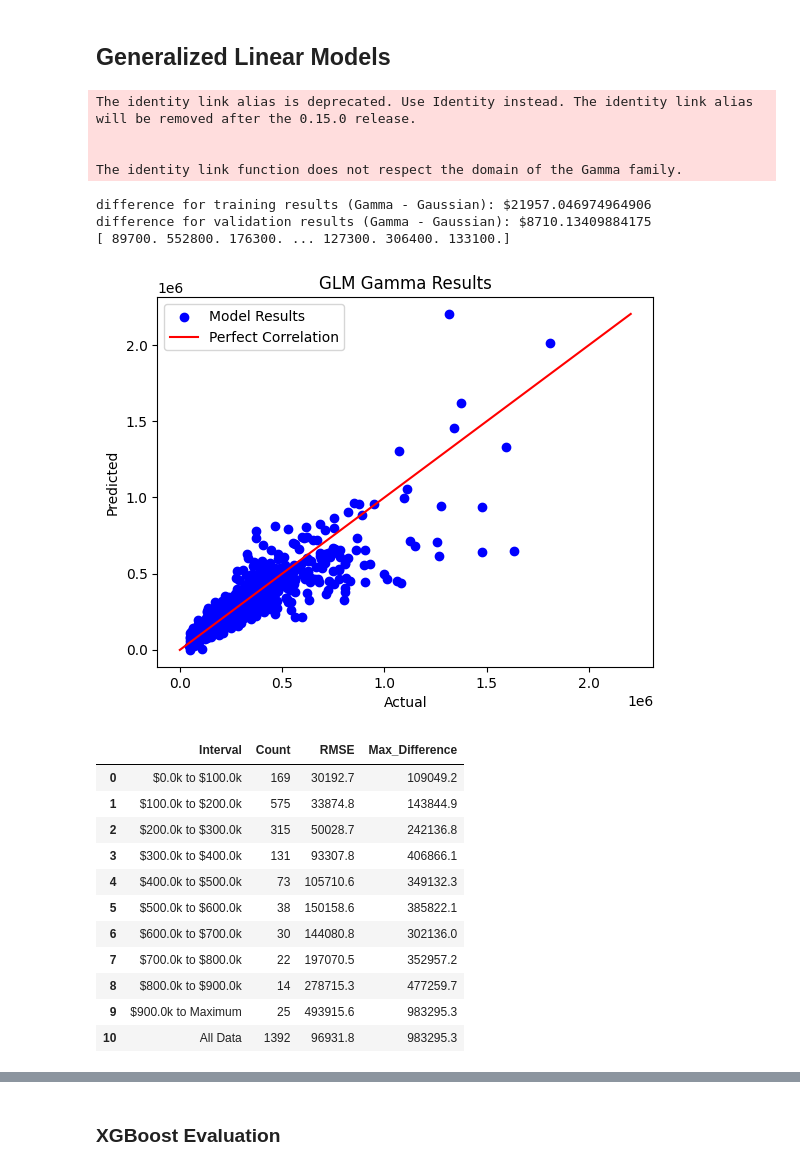
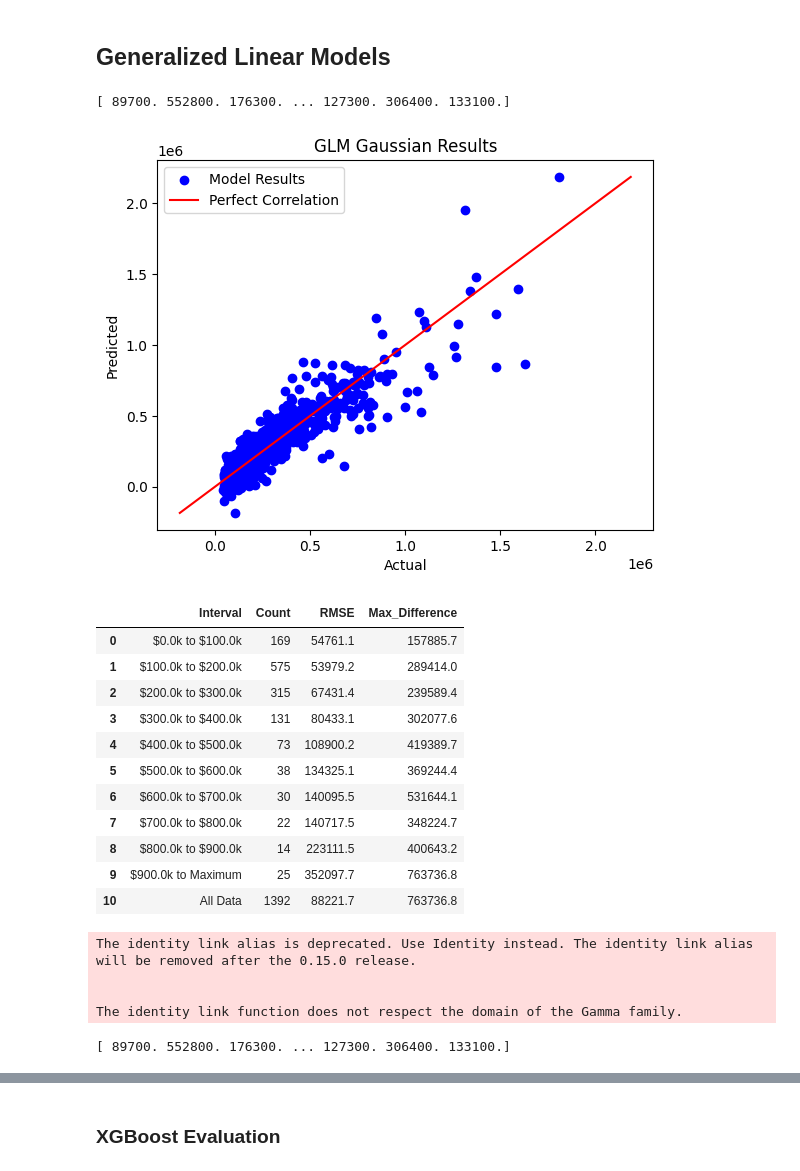
Before and after one commit to kdevoe/aai-500-final-group-4, a Jupyter notebook: StatsFinalProject.ipynb, the cells around one changed output, grey strips where cells are left out. Drawn from its saved outputs; the diff is of its cells as text; code cells hidden in the pictures.

```diff
--- a/StatsFinalProject.ipynb
+++ b/StatsFinalProject.ipynb
@@ -423,55 +413,50 @@ Validation results:
 # Instantiate a Gaussian family model with the default link function.
 # Testing test set
 glm_gaus = sm.GLM(train_y.values, train_X_min_max, family=sm.families.Gaussian())
 res_gaus = glm_gaus.fit()
 predict_glm_train = res_gaus.predict()
 MSE = mean_squared_error(train_y, predict_glm_train)
 sMSE_gaus_train = np.sqrt(MSE)
 
 
 # Testing on Validation set
 predict_glm_val = res_gaus.predict(val_X_min_max)
 MSE = mean_squared_error(val_y, predict_glm_val)
 sMSE_gaus_val = np.sqrt(MSE)
 
+display(analyze_results(val_y.values, predict_glm_val, "GLM Gaussian"))
 
 # Instantiate a gamma family model with the default link function.
 # Test set
 glm_gamma = sm.GLM(train_y.values, train_X_min_max , family=sm.families.Gamma(link=sm.genmod.families.links.identity()))
 res_gamma = glm_gamma.fit()
 predict_glm_gamma_train = res_gamma.predict()
 MSE = mean_squared_error(train_y, predict_glm_gamma_train)
 sMSE_gamma_train = np.sqrt(MSE)
 
 # For validation set
 predict_glm_gamma_val = res_gamma.predict(val_X_min_max)
 MSE = mean_squared_error(val_y, predict_glm_gamma_val)
 sMSE_gamma_val = np.sqrt(MSE)
 
-
-# Calculating difference between gamma and gaussian SMSE results
-print(f"difference for training results (Gamma - Gaussian): ${sMSE_gamma_train-sMSE_gaus_train}")
-print(f"difference for validation results (Gamma - Gaussian): ${sMSE_gamma_val-sMSE_gaus_val}")
-
 display(analyze_results(val_y.values, predict_glm_gamma_val, "GLM Gamma"))
 # %% [output]
-The identity link alias is deprecated. Use Identity instead. The identity link alias will be removed after the 0.15.0 release.
-
-
-The identity link function does not respect the domain of the Gamma family.
+[ 89700. 552800. 176300. ... 127300. 306400. 133100.]
-difference for training results (Gamma - Gaussian): $21957.046974964906
-difference for validation results (Gamma - Gaussian): $8710.13409884175
-[ 89700. 552800. 176300. ... 127300. 306400. 133100.]
-[figure, old version]
+[figure, new version]
 |  | Interval | Count | RMSE | Max_Difference |
-| 0 | $0.0k to $100.0k | 169 | 30192.7 | 109049.2 |
-| 1 | $100.0k to $200.0k | 575 | 33874.8 | 143844.9 |
-| 2 | $200.0k to $300.0k | 315 | 50028.7 | 242136.8 |
-| 3 | $300.0k to $400.0k | 131 | 93307.8 | 406866.1 |
-| 4 | $400.0k to $500.0k | 73 | 105710.6 | 349132.3 |
-| 5 | $500.0k to $600.0k | 38 | 150158.6 | 385822.1 |
-| 6 | $600.0k to $700.0k | 30 | 144080.8 | 302136.0 |
-| 7 | $700.0k to $800.0k | 22 | 197070.5 | 352957.2 |
-| 8 | $800.0k to $900.0k | 14 | 278715.3 | 477259.7 |
-| 9 | $900.0k to Maximum | 25 | 493915.6 | 983295.3 |
-| 10 | All Data | 1392 | 96931.8 | 983295.3 |
+| 0 | $0.0k to $100.0k | 169 | 54761.1 | 157885.7 |
+| 1 | $100.0k to $200.0k | 575 | 53979.2 | 289414.0 |
+| 2 | $200.0k to $300.0k | 315 | 67431.4 | 239589.4 |
+| 3 | $300.0k to $400.0k | 131 | 80433.1 | 302077.6 |
+| 4 | $400.0k to $500.0k | 73 | 108900.2 | 419389.7 |
+| 5 | $500.0k to $600.0k | 38 | 134325.1 | 369244.4 |
+| 6 | $600.0k to $700.0k | 30 | 140095.5 | 531644.1 |
+| 7 | $700.0k to $800.0k | 22 | 140717.5 | 348224.7 |
+| 8 | $800.0k to $900.0k | 14 | 223111.5 | 400643.2 |
+| 9 | $900.0k to Maximum | 25 | 352097.7 | 763736.8 |
+| 10 | All Data | 1392 | 88221.7 | 763736.8 |
+The identity link alias is deprecated. Use Identity instead. The identity link alias will be removed after the 0.15.0 release.
+
+
+The identity link function does not respect the domain of the Gamma family.
+[ 89700. 552800. 176300. ... 127300. 306400. 133100.]
```
Also changed, not shown: parts of 8 cells of this notebook.
